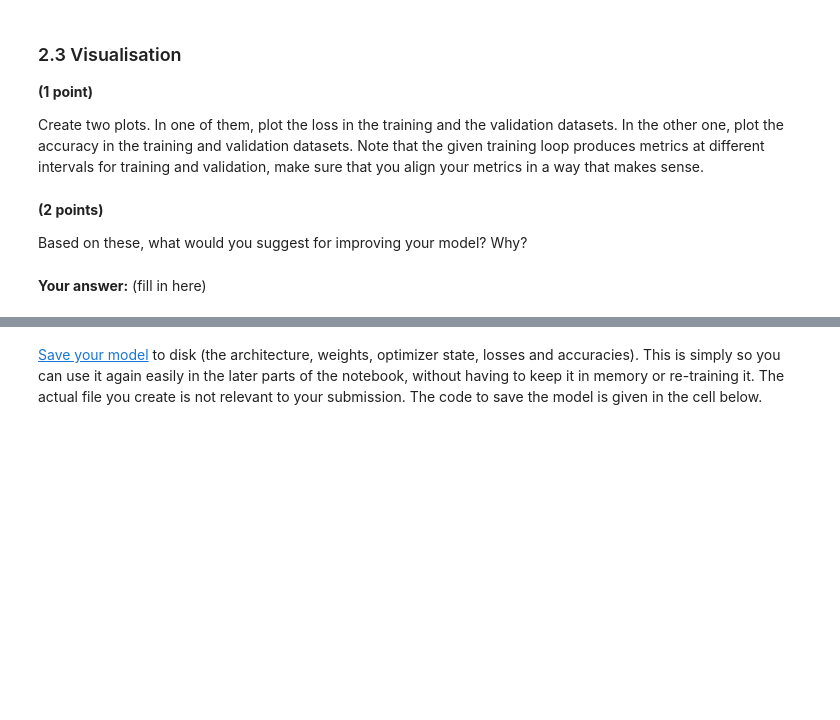
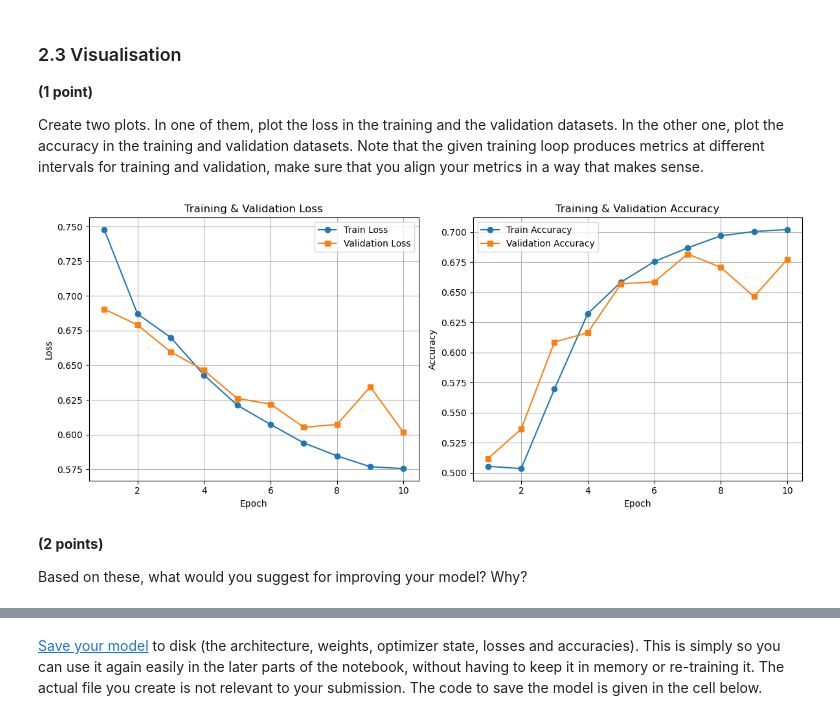
Before and after one commit to davnords/wasp-dl-course, a Jupyter notebook: ha1/HA1.ipynb, the cells around one changed output, grey strips where cells are left out. Cells and saved outputs as stored; diff of their text form; code cells hidden in the pictures; blank space fills up the shorter version.

```diff
--- a/ha1/HA1.ipynb
+++ b/ha1/HA1.ipynb
@@ -646,27 +658,14 @@ Hints:
 loss_fn = None
 
 # YOUR CODE HERE
-
-from torch.utils.data import DataLoader
-batch_size = 64
-img_size = 16
-transform = Compose([
-    torchvision.transforms.Resize((img_size, img_size)),
-    ToTensor()
-])
-train_dataset = DogsCatsData(small_train_path, transform)
-val_dataset = DogsCatsData(small_val_path, transform)
-train_dataloader = DataLoader(train_dataset, batch_size=batch_size, shuffle=True, num_workers=0)
-val_dataloader = DataLoader(val_dataset, batch_size=batch_size, shuffle=False, num_workers=0)
-
 model = FirstCnn(img_size)
-model, train_losses, train_accs, val_losses, val_accs = training_loop(
+first_model, first_train_losses, first_train_accs, first_val_losses, first_val_accs = training_loop(
     model=model,
     optimizer=torch.optim.Adam(model.parameters(), lr=1e-3),
     loss_fn=nn.BCELoss(),
     train_loader=train_dataloader,
     val_loader=val_dataloader,
-    num_epochs=1,
+    num_epochs=10,
     print_every=1,
 
 )
@@ -708,6 +705,45 @@ Note that the given training loop produces metrics at different intervals for tr
+# %%
+# YOUR CODE HERE
+
+import numpy as np
+import matplotlib.pyplot as plt
+
+
+def plot_performance(train_losses, train_accs, val_losses, val_accs, offset):
+    num_epochs = len(val_losses)
+
+    # Averaging over the
+    epoch_train_losses = [sum(train_losses[i:i+offset]) / offset for i in range(0, len(train_losses), offset)]
+    epoch_train_accs = [sum(train_accs[i:i+offset]) / offset for i in range(0, len(train_accs), offset)]
+
+    # Plot Loss
+    plt.figure(figsize=(12, 5))
+    plt.subplot(1, 2, 1)
+    plt.plot(range(1, num_epochs + 1), epoch_train_losses, label="Train Loss", marker="o")
+    plt.plot(range(1, num_epochs + 1), val_losses, label="Validation Loss", marker="s")
+    plt.xlabel("Epoch")
+    plt.ylabel("Loss")
+    plt.title("Training & Validation Loss")
+    plt.legend()
+    plt.grid(True)
+
+    # Plot Accuracy
+    plt.subplot(1, 2, 2)
+    plt.plot(range(1, num_epochs + 1), epoch_train_accs, label="Train Accuracy", marker="o")
+    plt.plot(range(1, num_epochs + 1), val_accs, label="Validation Accuracy", marker="s")
+    plt.xlabel("Epoch")
+    plt.ylabel("Accuracy")
+    plt.title("Training & Validation Accuracy")
+    plt.legend()
+    plt.grid(True)
+
+    plt.tight_layout()
+    plt.show()
+
+plot_performance(first_train_losses, first_train_accs, first_val_losses, first_val_accs, len(train_dataloader))
+# %% [output]
+[figure, added]
 # %% [markdown]
 **(2 points)**
 
 Based on these, what would you suggest for improving your model? Why?
-# %% [markdown]
-**Your answer:** (fill in here)
```
Also changed, not shown: parts of 15 cells of this notebook, 2 other files.
